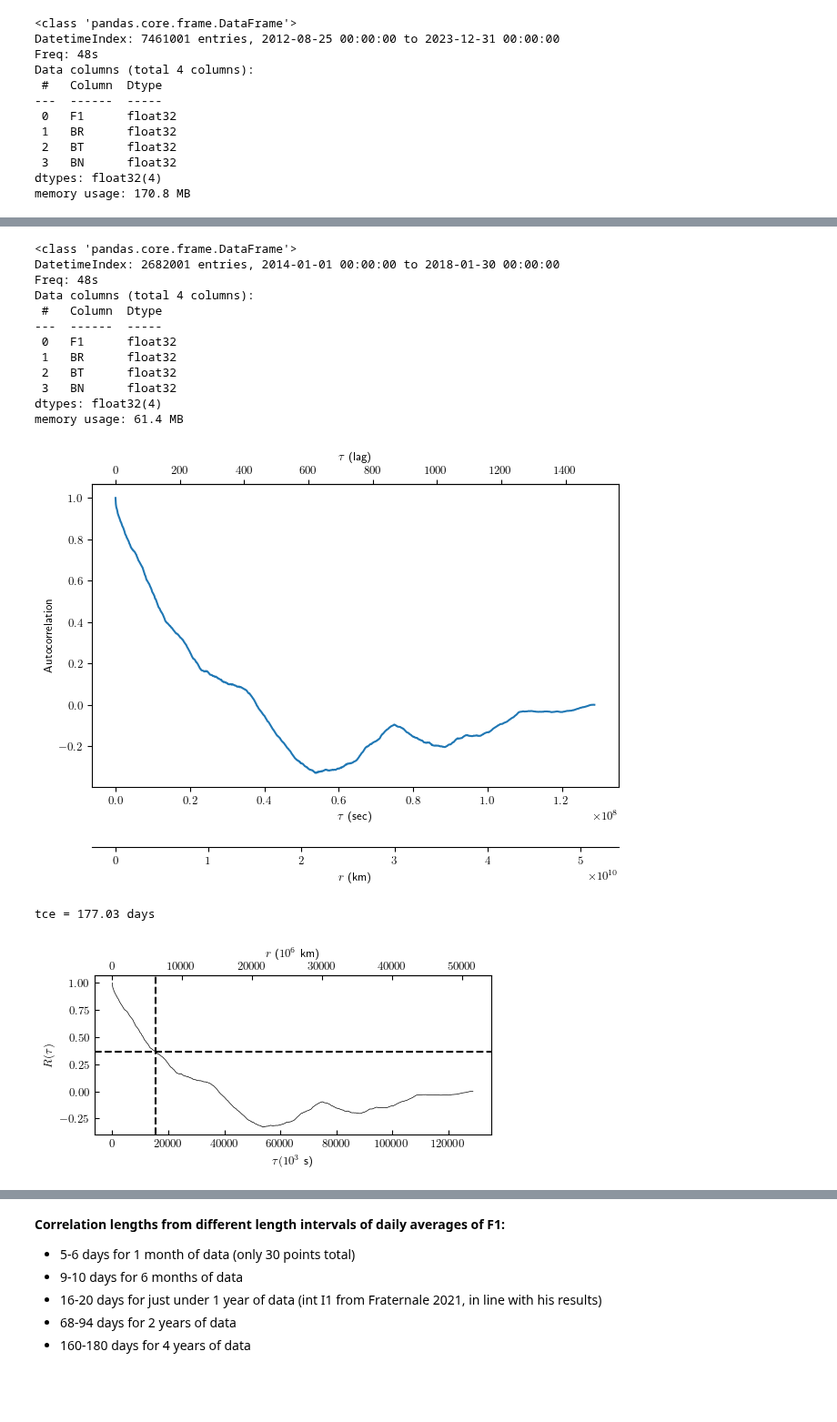
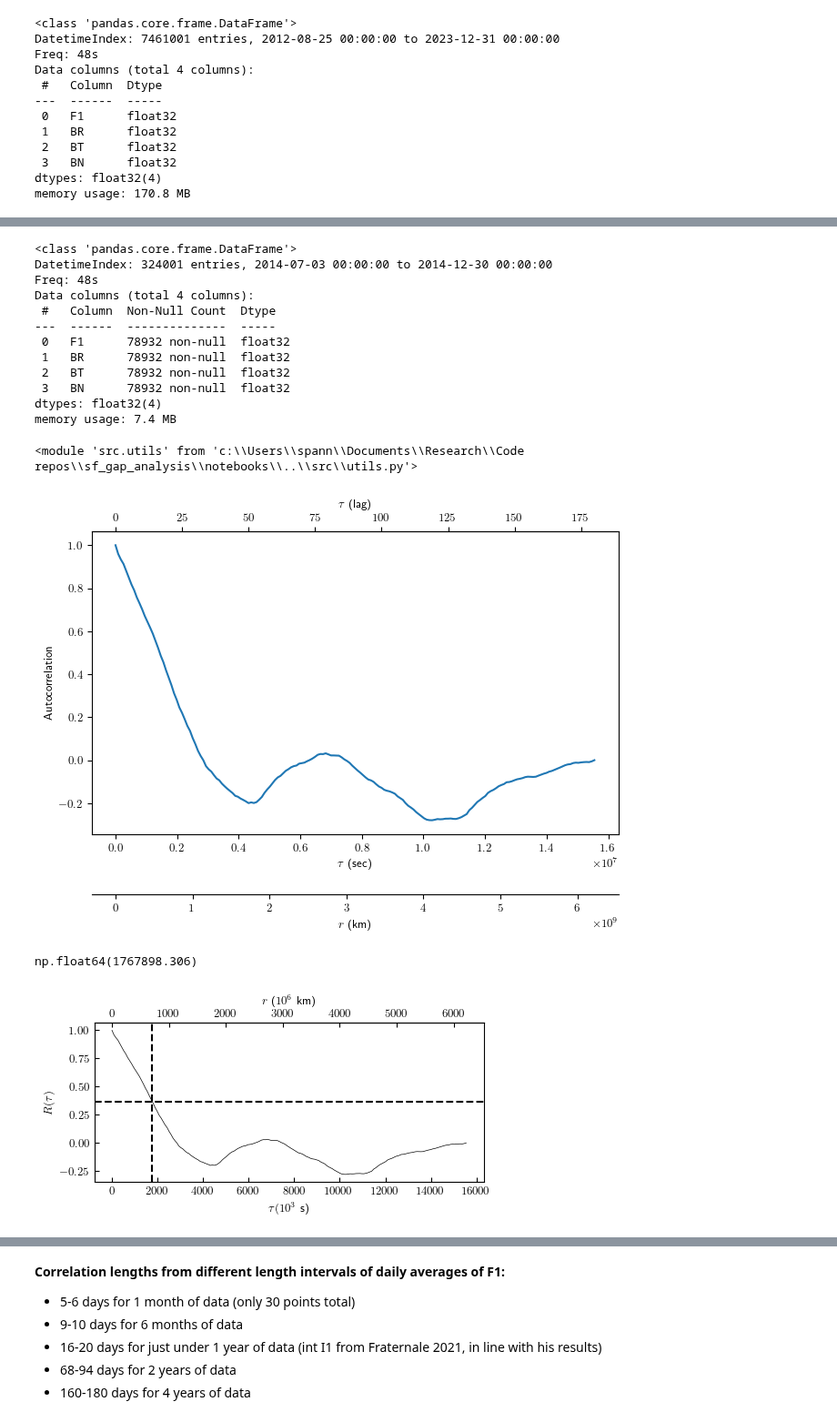
Before and after one commit to daniel-wrench/sf_gap_analysis, a Jupyter notebook: notebooks/voyager_corr_scale.ipynb, the cells around one changed output, grey strips where cells are left out. Shown at 91% size. Saved outputs shown, nothing was run; the diff lists cells and outputs as text; code cells hidden in the pictures; blank space fills up the shorter version.

Commit message:
nice corr scale analysis

```diff
--- a/notebooks/voyager_corr_scale.ipynb
+++ b/notebooks/voyager_corr_scale.ipynb
@@ -40,11 +40,14 @@ memory usage: 170.8 MB
 doy_to_date = lambda year, doy: datetime.datetime(year, 1, 1) + datetime.timedelta(doy - 1)
 
 # Extract interval I2
+start_date = doy_to_date(2014, 184)
+# End data = start_date + 6 months
+end_date = start_date + datetime.timedelta(6*30)
 
-# data = data_raw[doy_to_date(2014, 184) : doy_to_date(2015, 131)]
+data = data_raw[start_date:end_date]
 
 # Extract different intervals
-data = data_raw[doy_to_date(2014, 1) : doy_to_date(2018, 30)]
+#data = data_raw[doy_to_date(2014, 1) : doy_to_date(2018, 30)]
 
-data.resample("6h").mean().plot()
-#plt.title("Interval I2 from Fraternale et al. (2021)")
+#data.resample("6h").mean().plot()
+# plt.title("Interval I2 from Fraternale et al. (2021)")
@@ -57,17 +57,22 @@ data.resample("6h").mean().plot()
 data.info()
 # %% [output]
 <class 'pandas.core.frame.DataFrame'>
-DatetimeIndex: 2682001 entries, 2014-01-01 00:00:00 to 2018-01-30 00:00:00
+DatetimeIndex: 324001 entries, 2014-07-03 00:00:00 to 2014-12-30 00:00:00
 Freq: 48s
 Data columns (total 4 columns):
- #   Column  Dtype
----  ------  -----
- 0   F1      float32
- 1   BR      float32
- 2   BT      float32
- 3   BN      float32
+ #   Column  Non-Null Count  Dtype
+---  ------  --------------  -----
+ 0   F1      78932 non-null  float32
+ 1   BR      78932 non-null  float32
+ 2   BT      78932 non-null  float32
+ 3   BN      78932 non-null  float32
 dtypes: float32(4)
-memory usage: 61.4 MB
+memory usage: 7.4 MB
+# %%
+import importlib
+importlib.reload(utils)
+# %% [output]
+<module 'src.utils' from 'c:\\Users\\spann\\Documents\\Research\\Code repos\\sf_gap_analysis\\notebooks\\..\\src\\utils.py'>
 # %%
 # Plot autocorrelation of F1 component
 
@@ -79,17 +84,13 @@ time_lags_lr, r_vec_lr = utils.compute_nd_acf(
     plot=True,
 )
 # %% [output]
-[figure, old version]
+[figure, new version]
 # %%
 tce, fig, ax = utils.compute_outer_scale_exp_trick(time_lags_lr, r_vec_lr, plot=True)
 tce
-
-# Convert tce from seconds to days
-tce_days = tce / (24 * 3600)
-print(f"tce = {tce_days:.2f} days")
 # %% [output]
-tce = 177.03 days
+np.float64(1767898.306)
-[figure, old version]
+[figure, new version]
 # %%
 tcf, fig, ax = utils.compute_outer_scale_exp_fit(
     time_lags=time_lags_lr,
```
Also changed, not shown: parts of 14 cells of this notebook, 1 other file.
